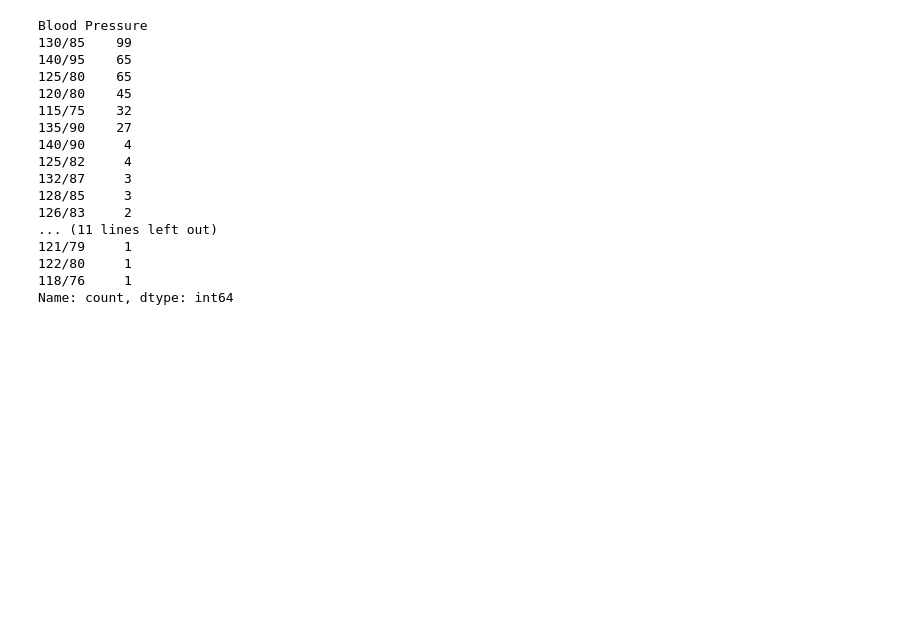
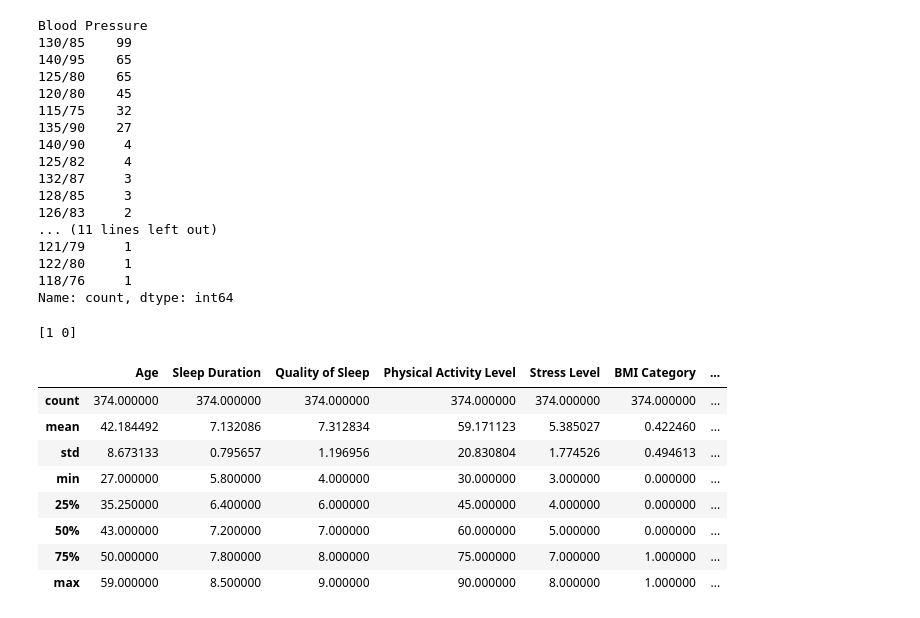
Before and after one commit to heksaani/DataScienceProject, a Jupyter notebook: preprocessing.ipynb, the cells around one changed output. Cells and saved outputs as stored; diff of their text form; code cells hidden in the pictures; blank space fills up the shorter version.

```diff
--- a/preprocessing.ipynb
+++ b/preprocessing.ipynb
@@ -138,3 +170,26 @@ Blood Pressure
 122/80     1
 118/76     1
 Name: count, dtype: int64
+# %%
+# change BMI Category to numerical values
+# create second dataframe with the same name
+sleep_health_study2 = sleep_health_study.copy()
+sleep_health_study2['BMI Category'] = sleep_health_study['BMI Category'].replace({'Normal Weight': 0, 'Overweight': 1, 'Obese': 1, 'Normal': 0})
+# %%
+# print the unique values of the column 'BMI Category'
+print(sleep_health_study2['BMI Category'].unique())
+# %% [output]
+[1 0]
+# %%
+# create a table with the statistics of each column in the sleep health study dataset exclude the column 'Person ID'
+sleep_health_study2.drop('Person ID', axis=1).describe()
+# %% [output]
+|  | Age | Sleep Duration | Quality of Sleep | Physical Activity Level | Stress Level | BMI Category | ... |
+| count | 374.000000 | 374.000000 | 374.000000 | 374.000000 | 374.000000 | 374.000000 | ... |
+| mean | 42.184492 | 7.132086 | 7.312834 | 59.171123 | 5.385027 | 0.422460 | ... |
+| std | 8.673133 | 0.795657 | 1.196956 | 20.830804 | 1.774526 | 0.494613 | ... |
+| min | 27.000000 | 5.800000 | 4.000000 | 30.000000 | 3.000000 | 0.000000 | ... |
+| 25% | 35.250000 | 6.400000 | 6.000000 | 45.000000 | 4.000000 | 0.000000 | ... |
+| 50% | 43.000000 | 7.200000 | 7.000000 | 60.000000 | 5.000000 | 0.000000 | ... |
+| 75% | 50.000000 | 7.800000 | 8.000000 | 75.000000 | 7.000000 | 1.000000 | ... |
+| max | 59.000000 | 8.500000 | 9.000000 | 90.000000 | 8.000000 | 1.000000 | ... |
```
Also changed, not shown: parts of 13 cells of this notebook.
